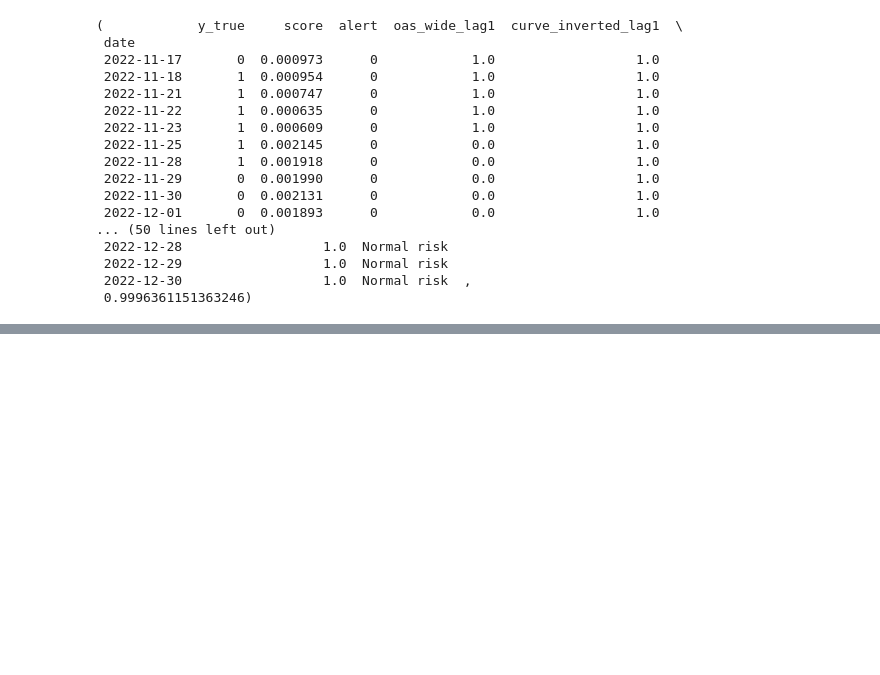
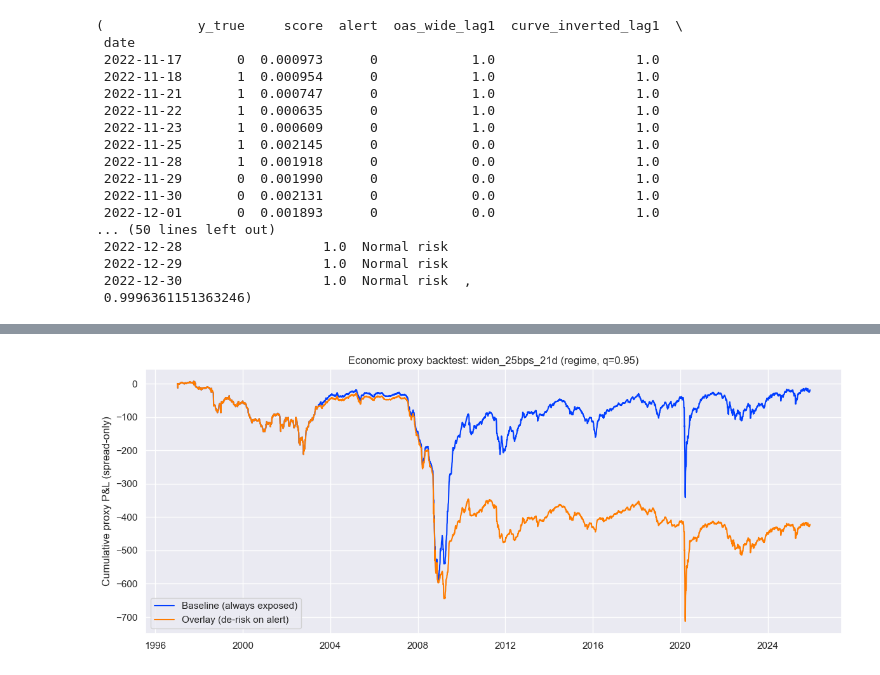
Before and after one commit to WickedoneC/credit_spread_regime, a Jupyter notebook: notebooks/01_eda_spread_regimes.ipynb, the cells around one changed output, grey strips where cells are left out. Cells and saved outputs as stored; diff of their text form; code cells hidden in the pictures; blank space fills up the shorter version.

```diff
--- a/notebooks/01_eda_spread_regimes.ipynb
+++ b/notebooks/01_eda_spread_regimes.ipynb
@@ -1800,0 +1942,25 @@ overlay_25.tail(30), overlay_25.attrs["threshold"]
+# %%
+def plot_backtest(bt: pd.DataFrame, title: str):
+    import matplotlib.pyplot as plt
+
+    fig, ax = plt.subplots(figsize=(12, 5))
+    ax.plot(bt.index, bt["pnl_base_cum"], label="Baseline (always exposed)")
+    ax.plot(bt.index, bt["pnl_proxy_cum"], label="Overlay (de-risk on alert)")
+    ax.set_title(title)
+    ax.set_ylabel("Cumulative proxy P&L (spread-only)")
+    ax.legend()
+    plt.tight_layout()
+    plt.show()
+# %%
+target = "widen_25bps_21d"
+overlay = build_overlay_df(df, results, target, "regime")
+thr = per_year_threshold_series(overlay["oos_proba"], q=0.95)
+overlay["alert"] = (overlay["oos_proba"] >= thr).astype(int)
+
+base = df.copy()
+base["ig_oas_bps"] = base["ig_oas"] * 100.0
+
+bt = overlay_backtest_spread_proxy(base, overlay["alert"], hold_days=21, de_risk_exposure=0.25)
+plot_backtest(bt, f"Economic proxy backtest: {target} (regime, q=0.95)")
+# %% [output]
+[figure, added]
```
Also changed, not shown: parts of 9 cells of this notebook, 3 other files.
